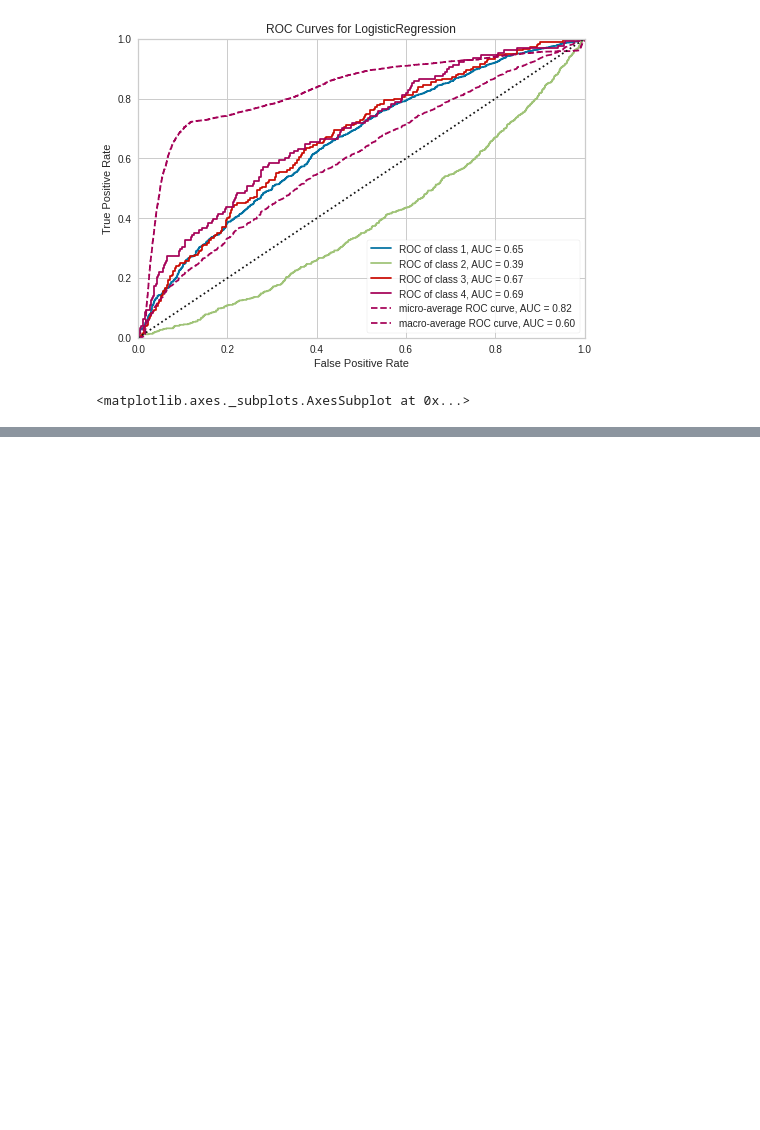
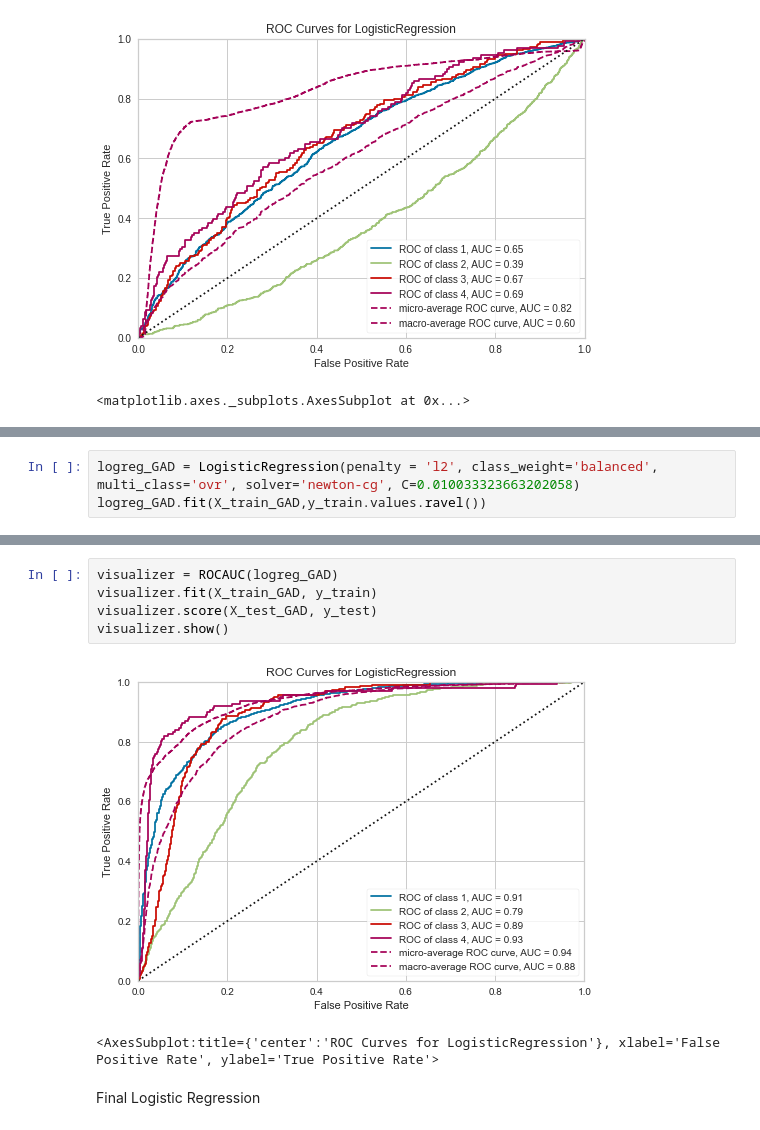
Before and after one commit to ifrancke/CS254-Final, a Jupyter notebook: Logistic_Regression.ipynb, the cells around one changed output, grey strips where cells are left out. Drawn from its saved outputs; the diff is of its cells as text; blank space fills up the shorter version.

```diff
--- a/Logistic_Regression.ipynb
+++ b/Logistic_Regression.ipynb
@@ -93,0 +283,3 @@ visualizer.show()
+# %%
+logreg_GAD = LogisticRegression(penalty = 'l2', class_weight='balanced', multi_class='ovr', solver='newton-cg', C=0.010033323663202058)
+logreg_GAD.fit(X_train_GAD,y_train.values.ravel())
@@ -93,0 +297,10 @@ visualizer.show()
+# %%
+visualizer = ROCAUC(logreg_GAD)
+visualizer.fit(X_train_GAD, y_train)
+visualizer.score(X_test_GAD, y_test)
+visualizer.show()
+# %% [output]
+[figure, added]
+<AxesSubplot:title={'center':'ROC Curves for LogisticRegression'}, xlabel='False Positive Rate', ylabel='True Positive Rate'>
+# %% [markdown]
+Final Logistic Regression
```
Also changed, not shown: parts of 37 cells of this notebook, 2 other files.
